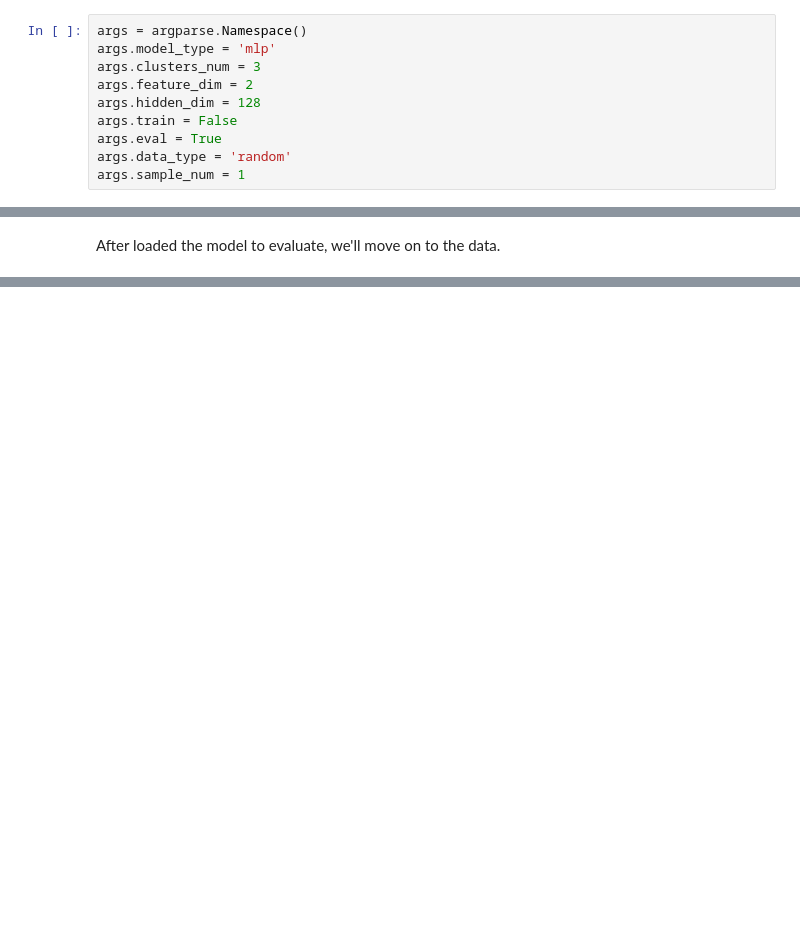
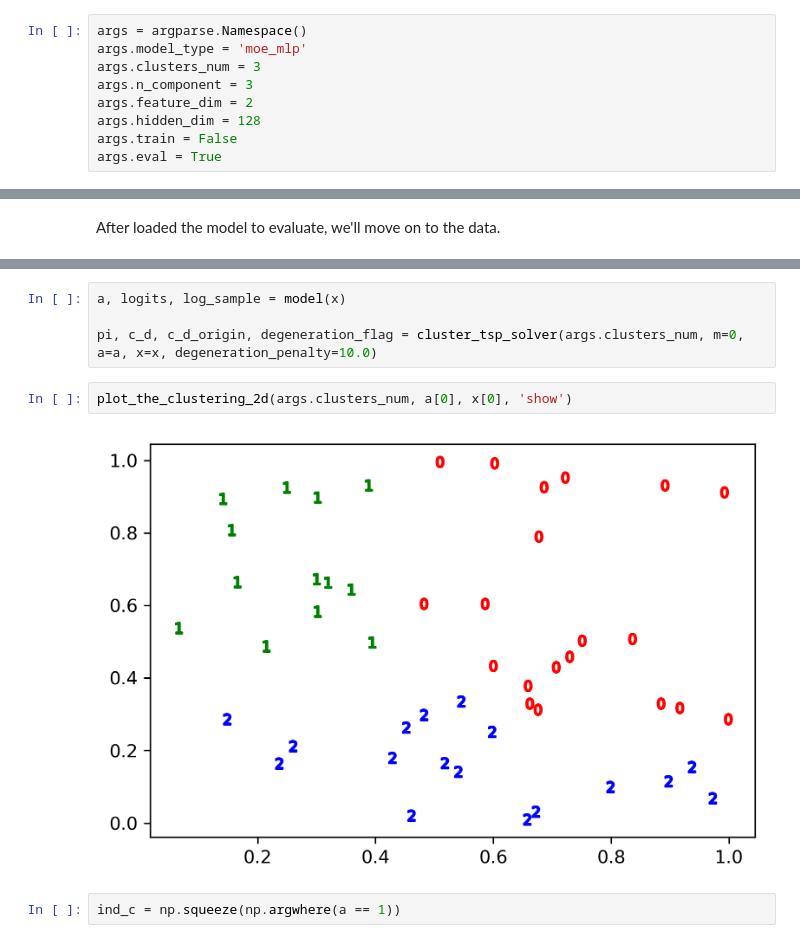
Before and after one commit to ma-shangao/rl_waypoint_mrta, a Jupyter notebook: eval_sample.ipynb, the cells around one changed output, grey strips where cells are left out. Saved outputs shown, nothing was run; the diff lists cells and outputs as text; blank space fills up the shorter version.

```diff
--- a/eval_sample.ipynb
+++ b/eval_sample.ipynb
@@ -9,14 +11,13 @@ import argparse
 ## Load some arguments
 # %%
 args = argparse.Namespace()
-args.model_type = 'mlp'
+args.model_type = 'moe_mlp'
 args.clusters_num = 3
+args.n_component = 3
 args.feature_dim = 2
 args.hidden_dim = 128
 args.train = False
 args.eval = True
-args.data_type = 'random'
-args.sample_num = 1
 # %% [markdown]
 First, we need two principe inputs for this evaluation procedure: the trained model and the evaluation sample.
 
@@ -38,0 +39,10 @@ NameError: name 'prepare_dataset' is not defined
+# %%
+a, logits, log_sample = model(x)
+
+pi, c_d, c_d_origin, degeneration_flag = cluster_tsp_solver(args.clusters_num, m=0, a=a, x=x, degeneration_penalty=10.0)
+# %%
+plot_the_clustering_2d(args.clusters_num, a[0], x[0], 'show')
+# %% [output]
+[figure, added]
+# %%
+ind_c = np.squeeze(np.argwhere(a == 1))
```
Also changed, not shown: parts of 9 cells of this notebook, 4 other files.
